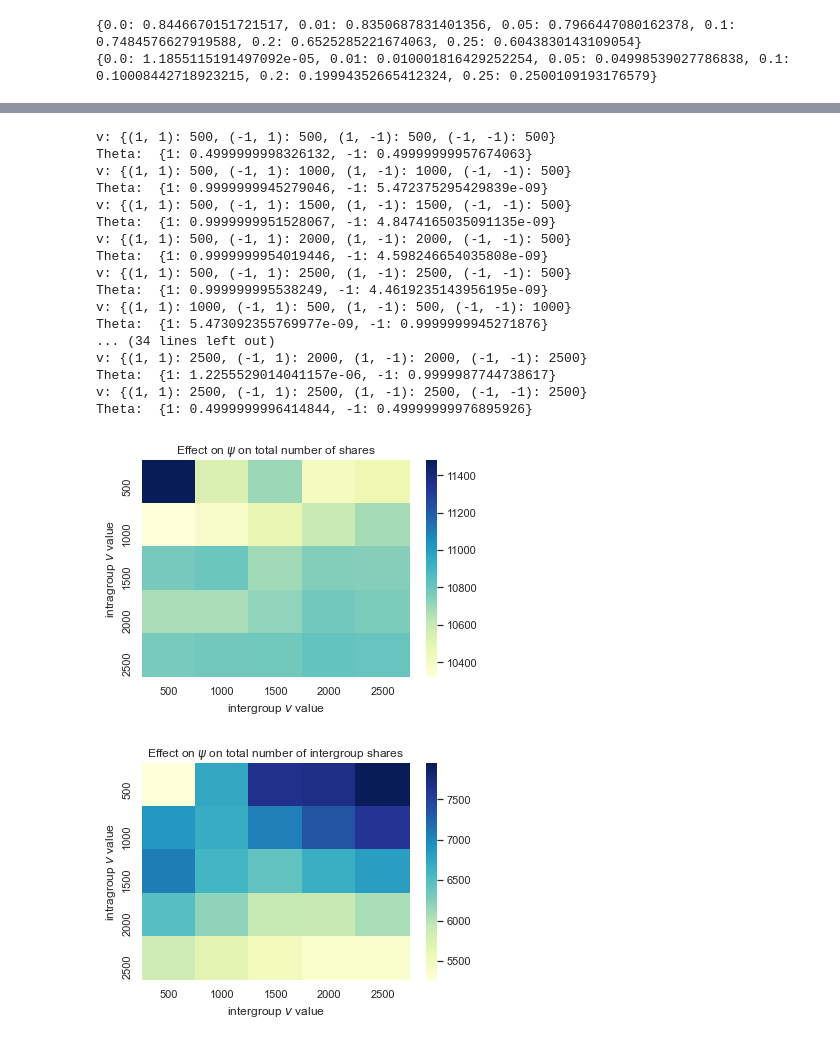
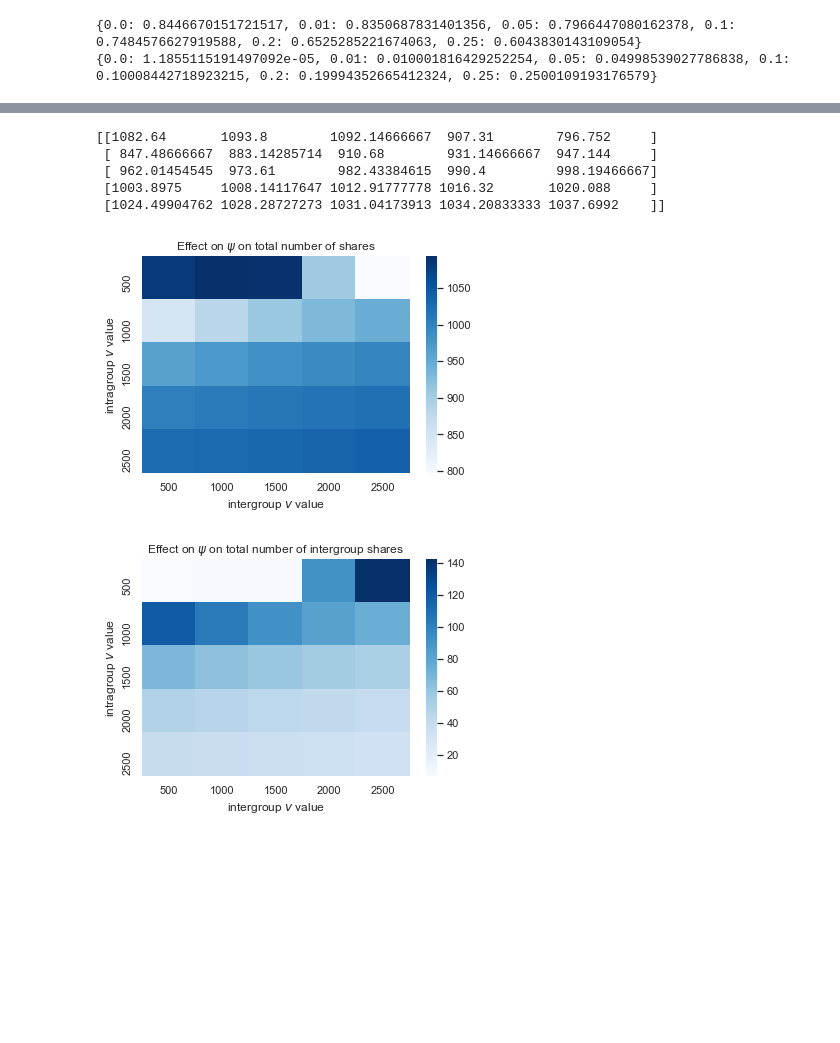
Before and after one commit to jfinocchiaro/long-term-fair-mdps, a Jupyter notebook: political-influence/analysis.ipynb, the cells around one changed output, grey strips where cells are left out. Drawn from its saved outputs; the diff is of its cells as text; code cells hidden in the pictures; blank space fills up the shorter version.

```diff
--- a/political-influence/analysis.ipynb
+++ b/political-influence/analysis.ipynb
@@ -434,7 +436,7 @@ plt.show()
 #import seaborn as sns
 
 #heatmap varying Psi
-num_trials = 10
+num_trials = 25
 M = 10000
 pi= {-1: 0.5, 1: 0.5}
 
@@ -447,10 +449,10 @@ c = {(1,1): 1., (-1,1): 1., (1,-1): 1., (-1,-1): 1.}
 #                    (1,-1) : (0.09576097403924465, 3.09136619146736),
 #                    (-1,-1): (0.8828729918440646, 1.6247070146941363)}
 
-beta_dist = {(1,1) : (1., 1.),
-                    (-1,1) : (1., 1.),
-                    (1,-1) : (1., 1.),
-                    (-1,-1): (1., 1.)}
+beta_dist = {(1,1) : (1., 9.),
+                    (-1,1) : (1., 29.),
+                    (1,-1) : (1., 29.),
+                    (-1,-1): (1., 9.)}
 
 P = {}
 for a in [-1,1]:
@@ -466,58 +468,48 @@ st = 500
 rng_min = 500
 rng_max = 2501
 n = np.arange(rng_min, rng_max, step=st).shape[0]
-data = np.zeros((n,n))
-ig_data = np.zeros((n,n))
+data_psi = np.zeros((n,n))
+ig_data_psi = np.zeros((n,n))
 
 
 for k,intra in enumerate(np.arange(rng_min, rng_max, step=st)):
     for j,inter in enumerate(np.arange(rng_min, rng_max, step=st)):
         v = {(1,1): intra, (-1,1): inter, (1,-1): inter, (-1,-1):intra }
-        print('v: ' + str(v))
+        #print('v: ' + str(v))
         theta_fair = platform_opt.opt_constrained(pi, q, T, epsilon,c,v,beta_dist, exposure_e=0.0)
-        print('Theta:  ' + str(theta_fair))
+        #print('Theta:  ' + str(theta_fair))
         for i in range(num_trials):
             players_in_model_fair, shown_d_fair, click_d_fair, share_d_fair = sims.runModel(theta_fair, T, pi, M, P, beta_dist, v,c,q)
             share_list.append(sum([share_d_fair[key] for key in share_d_fair.keys()]))
             ig_share_list.append(sum([share_d_fair[key] for key in share_d_fair.keys() if key[0] == -key[1]]))
 
-        data[k,j] = np.mean(share_list)
-        ig_data[k,j] = np.mean(ig_share_list)
+        data_psi[k,j] = np.mean(share_list)
+        ig_data_psi[k,j] = np.mean(ig_share_list)
-# %% [output]
-v: {(1, 1): 500, (-1, 1): 500, (1, -1): 500, (-1, -1): 500}
-Theta:  {1: 0.4999999998326132, -1: 0.49999999957674063}
-v: {(1, 1): 500, (-1, 1): 1000, (1, -1): 1000, (-1, -1): 500}
-Theta:  {1: 0.9999999945279046, -1: 5.472375295429839e-09}
-v: {(1, 1): 500, (-1, 1): 1500, (1, -1): 1500, (-1, -1): 500}
-Theta:  {1: 0.9999999951528067, -1: 4.8474165035091135e-09}
-v: {(1, 1): 500, (-1, 1): 2000, (1, -1): 2000, (-1, -1): 500}
-Theta:  {1: 0.9999999954019446, -1: 4.598246654035808e-09}
-v: {(1, 1): 500, (-1, 1): 2500, (1, -1): 2500, (-1, -1): 500}
-Theta:  {1: 0.999999995538249, -1: 4.4619235143956195e-09}
-v: {(1, 1): 1000, (-1, 1): 500, (1, -1): 500, (-1, -1): 1000}
-Theta:  {1: 5.473092355769977e-09, -1: 0.9999999945271876}
-... (34 lines left out)
-v: {(1, 1): 2500, (-1, 1): 2000, (1, -1): 2000, (-1, -1): 2500}
-Theta:  {1: 1.2255529014041157e-06, -1: 0.9999987744738617}
-v: {(1, 1): 2500, (-1, 1): 2500, (1, -1): 2500, (-1, -1): 2500}
-Theta:  {1: 0.4999999996414844, -1: 0.49999999976895926}
 # %%
-#print(share_list)
-#print(ig_share_list)
+print(data_psi)
+
 sns.set()
-ax = sns.heatmap(data,cmap="YlGnBu", xticklabels=[np.round(x,2) for x in np.arange(rng_min, rng_max, step=st)], yticklabels=[np.round(x,2) for x in np.arange(rng_min, rng_max, step=st)])
+ax = sns.heatmap(data_psi,cmap="Blues", xticklabels=[np.round(x,2) for x in np.arange(rng_min, rng_max, step=st)], yticklabels=[np.round(x,2) for x in np.arange(rng_min, rng_max, step=st)])
 plt.title("Effect on $\\psi$ on total number of shares")
 plt.xlabel("intergroup $v$ value")
 plt.ylabel("intragroup $v$ value")
+plt.savefig('figures/heatmap_psi.png')
 plt.show()
 
 
+
 sns.set()
-ax = sns.heatmap(ig_data,cmap="YlGnBu", xticklabels=[np.round(x,2) for x in np.arange(rng_min, rng_max, step=st)], yticklabels=[np.round(x,2) for x in np.arange(rng_min, rng_max, step=st)])
+ax = sns.heatmap(ig_data_psi,cmap="Blues", xticklabels=[np.round(x,2) for x in np.arange(rng_min, rng_max, step=st)], yticklabels=[np.round(x,2) for x in np.arange(rng_min, rng_max, step=st)])
 plt.title("Effect on $\\psi$ on total number of intergroup shares")
 plt.xlabel("intergroup $v$ value")
 plt.ylabel("intragroup $v$ value")
+plt.savefig('figures/heatmap_psi_intergroup.png')
 plt.show()
 # %% [output]
+[[1082.64       1093.8        1092.14666667  907.31        796.752     ]
+ [ 847.48666667  883.14285714  910.68        931.14666667  947.144     ]
+ [ 962.01454545  973.61        982.43384615  990.4         998.19466667]
+ [1003.8975     1008.14117647 1012.91777778 1016.32       1020.088     ]
+ [1024.49904762 1028.28727273 1031.04173913 1034.20833333 1037.6992    ]]
-[figure, old version]
+[figure, new version]
-[figure, old version]
+[figure, new version]
```
Also changed, not shown: parts of 4 cells of this notebook, 8 other files.
